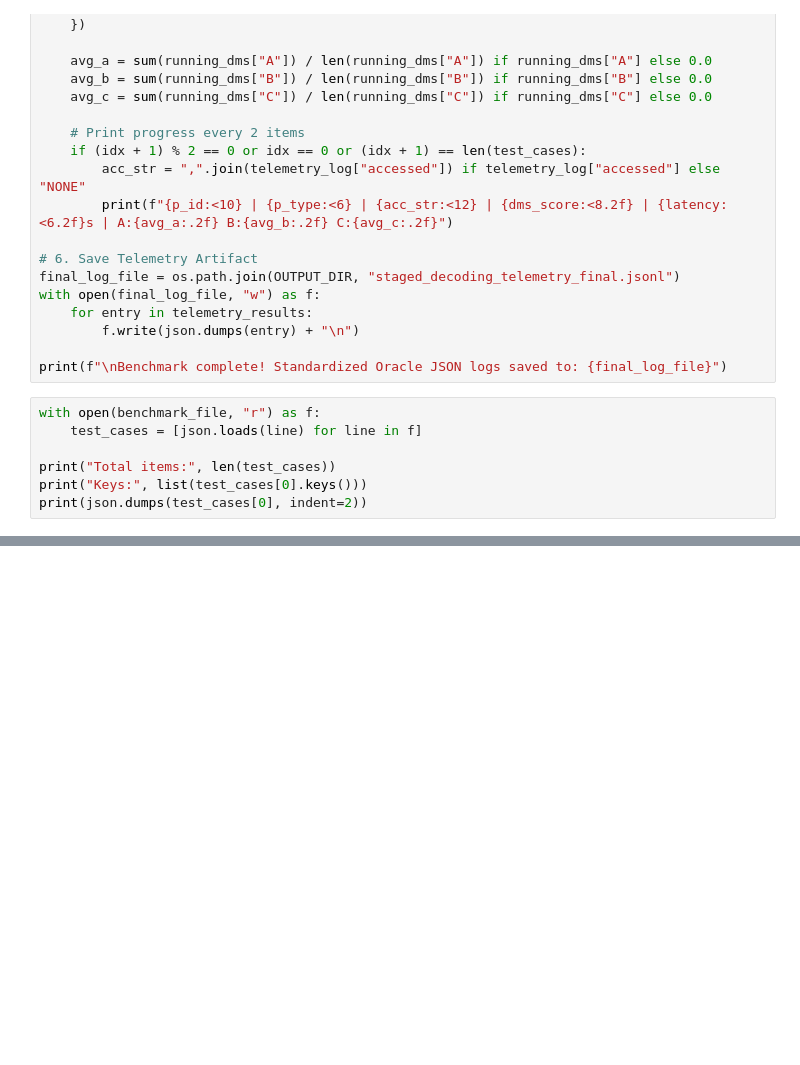
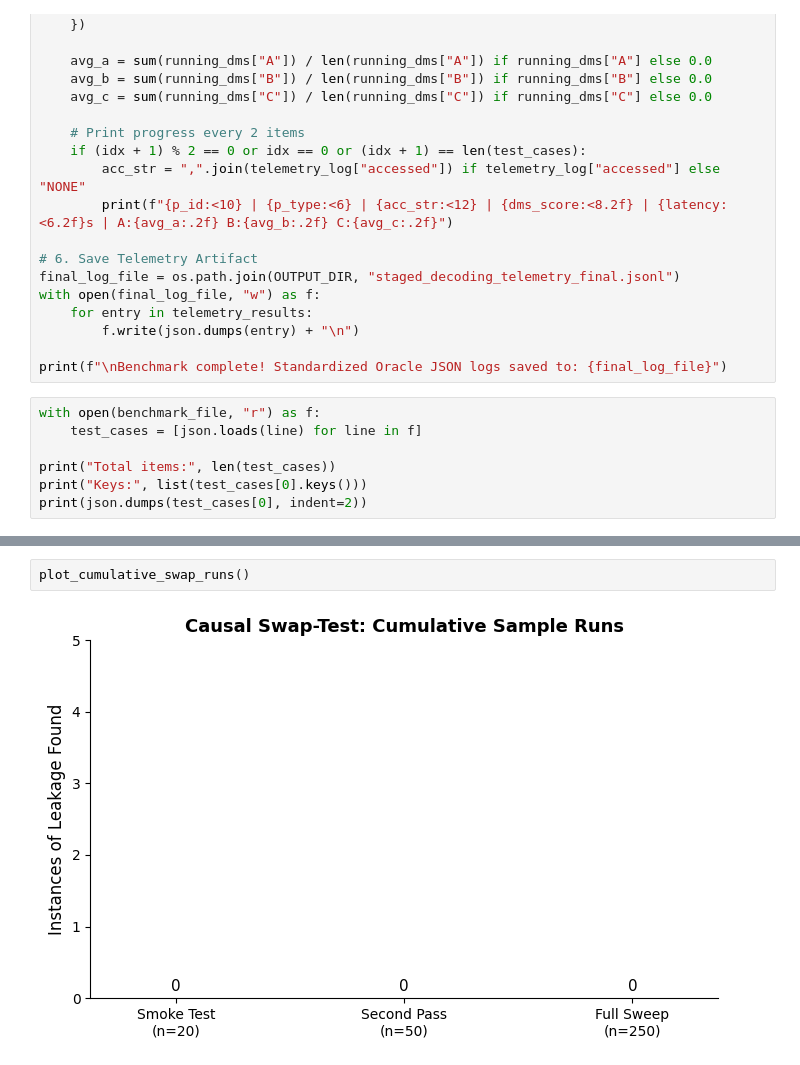
Before and after one commit to ringerH/ReasoningAuthenticationFramework-RAF-, a Jupyter notebook: staged_local_stub_run1_causal_swap_test.ipynb, the cells around one changed output, grey strips where cells are left out. Saved outputs shown, nothing was run; the diff lists cells and outputs as text; blank space fills up the shorter version.

```diff
--- a/staged_local_stub_run1_causal_swap_test.ipynb
+++ b/staged_local_stub_run1_causal_swap_test.ipynb
@@ -947,0 +1169,4 @@ print(json.dumps(test_cases[0], indent=2))
+# %%
+plot_cumulative_swap_runs()
+# %% [output]
+[figure, added]
```
Also changed, not shown: parts of 14 cells of this notebook.
